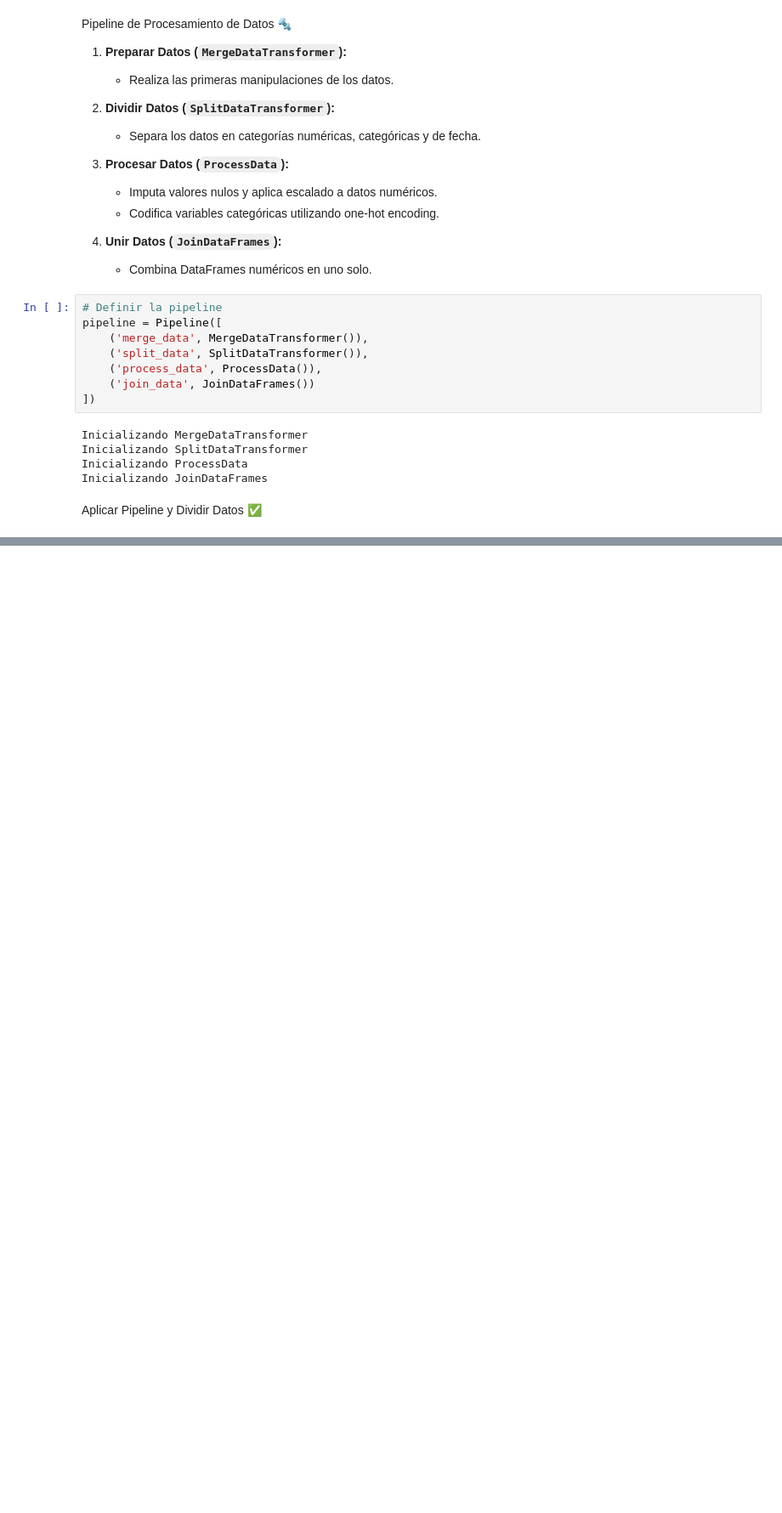
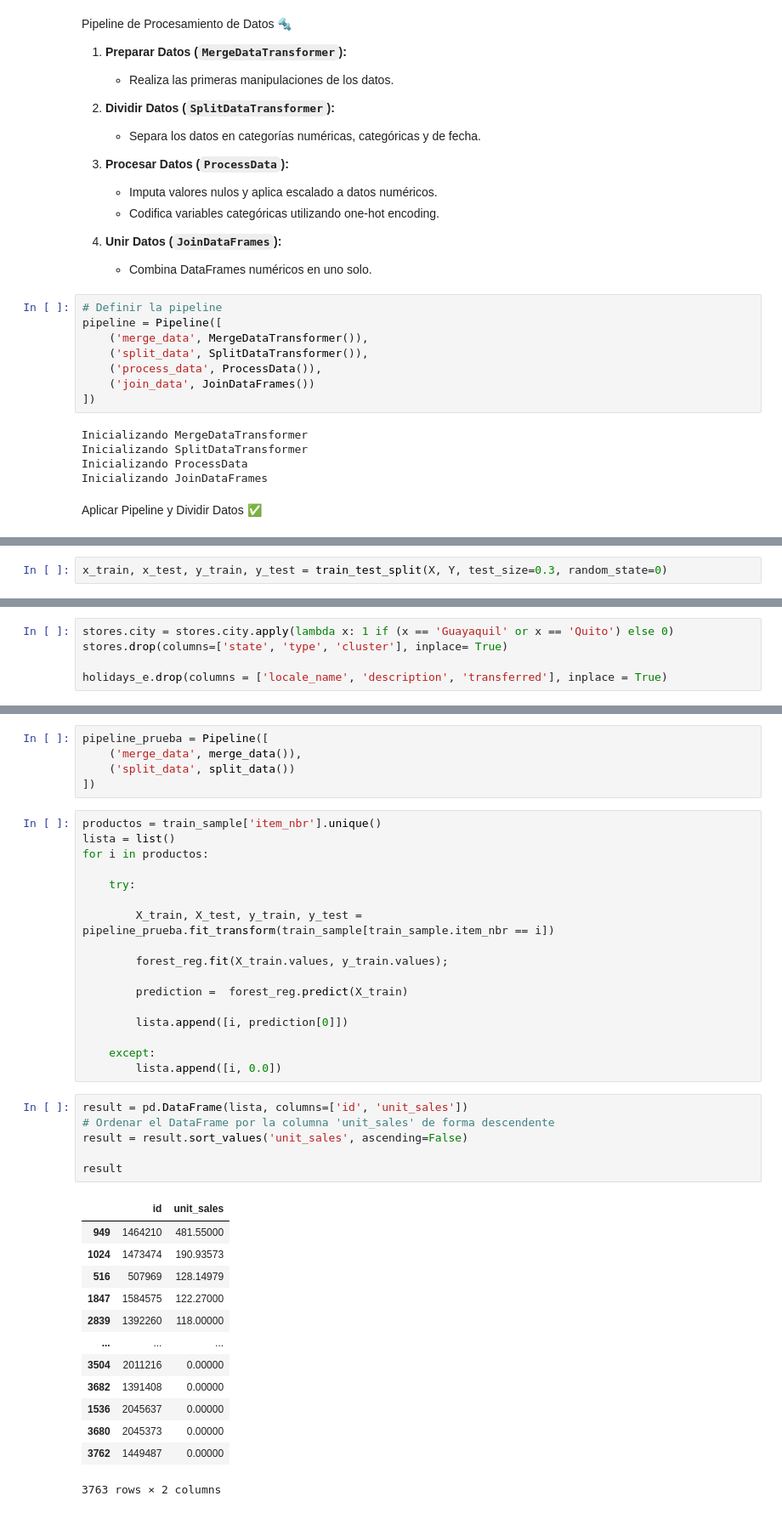
Before and after one commit to C0SS10/AI4ENG, a Jupyter notebook: 03 - Modelos-e-iteraciones.ipynb, the cells around one changed output, grey strips where cells are left out. Shown at 85% size. Saved outputs shown, nothing was run; the diff lists cells and outputs as text; blank space fills up the shorter version.

```diff
--- a/03 - Modelos-e-iteraciones.ipynb
+++ b/03 - Modelos-e-iteraciones.ipynb
@@ -338,0 +346,2 @@ Y = data_df[['unit_sales', 'transactions']]
+# %%
+x_train, x_test, y_train, y_test = train_test_split(X, Y, test_size=0.3, random_state=0)
@@ -338,0 +521,5 @@ Y = data_df[['unit_sales', 'transactions']]
+# %%
+stores.city = stores.city.apply(lambda x: 1 if (x == 'Guayaquil' or x == 'Quito') else 0)
+stores.drop(columns=['state', 'type', 'cluster'], inplace= True)
+
+holidays_e.drop(columns = ['locale_name', 'description', 'transferred'], inplace = True)
@@ -338,0 +572,42 @@ Y = data_df[['unit_sales', 'transactions']]
+# %%
+pipeline_prueba = Pipeline([
+    ('merge_data', merge_data()),
+    ('split_data', split_data())
+])
+# %%
+productos = train_sample['item_nbr'].unique()
+lista = list()
+for i in productos:
+
+    try:
+
+        X_train, X_test, y_train, y_test = pipeline_prueba.fit_transform(train_sample[train_sample.item_nbr == i])
+
+        forest_reg.fit(X_train.values, y_train.values);
+
+        prediction =  forest_reg.predict(X_train)
+
+        lista.append([i, prediction[0]])
+
+    except:
+        lista.append([i, 0.0])
+# %%
+result = pd.DataFrame(lista, columns=['id', 'unit_sales'])
+# Ordenar el DataFrame por la columna 'unit_sales' de forma descendente
+result = result.sort_values('unit_sales', ascending=False)
+
+result
+# %% [output]
+|  | id | unit_sales |
+| 949 | 1464210 | 481.55000 |
+| 1024 | 1473474 | 190.93573 |
+| 516 | 507969 | 128.14979 |
+| 1847 | 1584575 | 122.27000 |
+| 2839 | 1392260 | 118.00000 |
+| ... | ... | ... |
+| 3504 | 2011216 | 0.00000 |
+| 3682 | 1391408 | 0.00000 |
+| 1536 | 2045637 | 0.00000 |
+| 3680 | 2045373 | 0.00000 |
+| 3762 | 1449487 | 0.00000 |
+3763 rows × 2 columns
```
Also changed, not shown: parts of 30 cells of this notebook.
